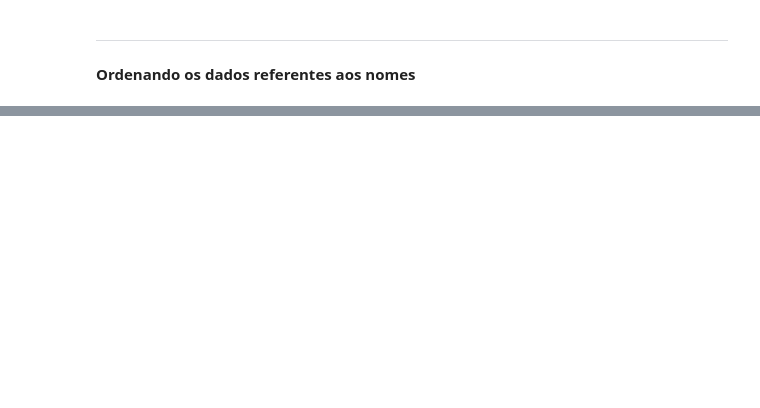
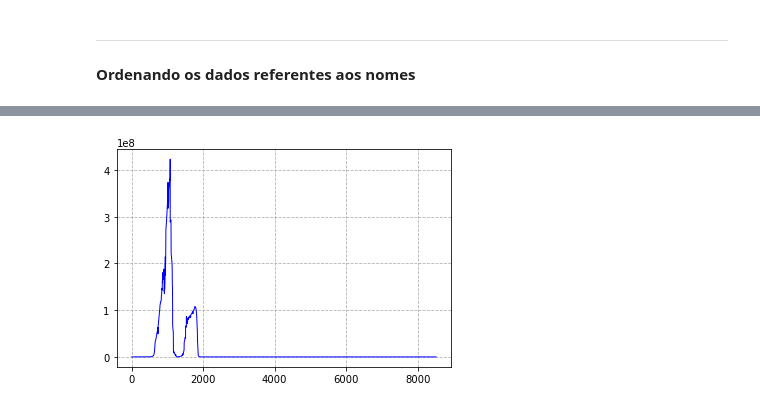
Before and after one commit to Ana-ovidio/StandardMeasures, a Jupyter notebook: CovarianceCorrelation.ipynb, the cells around one changed output, grey strips where cells are left out. Cells and saved outputs as stored; diff of their text form; code cells hidden in the pictures; blank space fills up the shorter version.

```diff
--- a/CovarianceCorrelation.ipynb
+++ b/CovarianceCorrelation.ipynb
@@ -40,7 +60,8 @@ for i, name in enumerate(names_orderned):
 # %%
 def values_from_matrix (matrix):
     valeus_outside_diagonal = []
-    for i, dataset in enumerate(matrix):
+    for i in range(len(matrix)):
         for j in range(i):
-            valeus_outside_diagonal.append(dataset[j])
-    return valeus_outside_diagonal
+            valeus_outside_diagonal.append(matrix.iloc[i][j])
+
+    return np.mean(valeus_outside_diagonal)
@@ -60,3 +68,11 @@ def estimate_covariance (stocks_frame):
+# %%
+def estimation (stocks_frame):
+    cov_matrix = stocks_frame.cov()
+    corr_matrix = stocks_frame.corr(method='pearson')
+
+    mean_cov = values_from_matrix (cov_matrix)
+    mean_corr = values_from_matrix (corr_matrix)
+    return mean_cov, mean_corr
 # %%
 all_cov_mean = []
 all_corr_mean = []
@@ -65,7 +81,7 @@ for name_table in tqdm(names_orderned):
     SELECT * FROM {name_table}
     '''
     stocks_frame = pd.read_sql(ImportTable, cnxn)
-    mean_cov, mean_corr = estimate_covariance (stocks_frame)
+    mean_cov, mean_corr = estimation (stocks_frame)
     all_cov_mean.append(mean_cov)
     all_corr_mean.append(mean_corr)
 # %%
@@ -80,0 +117,7 @@ df_covariance.to_excel(r'data/CovarianceCorrelation.xlsx')
+# %%
+import matplotlib.pyplot as plt
+plt.plot(df_covariance.index, df_covariance['Covariance'], color='blue', lw=1.0)
+plt.grid(linestyle='--')
+plt.show()
+# %% [output]
+[figure, added]
```
Also changed, not shown: parts of 9 cells of this notebook, 17 other files.
